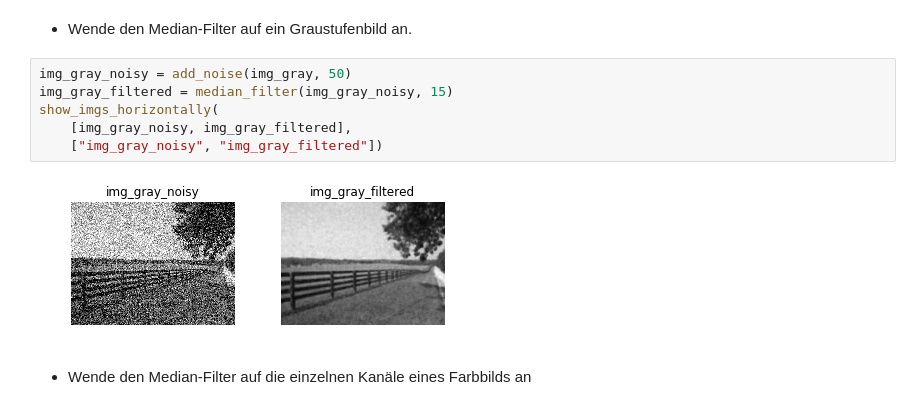
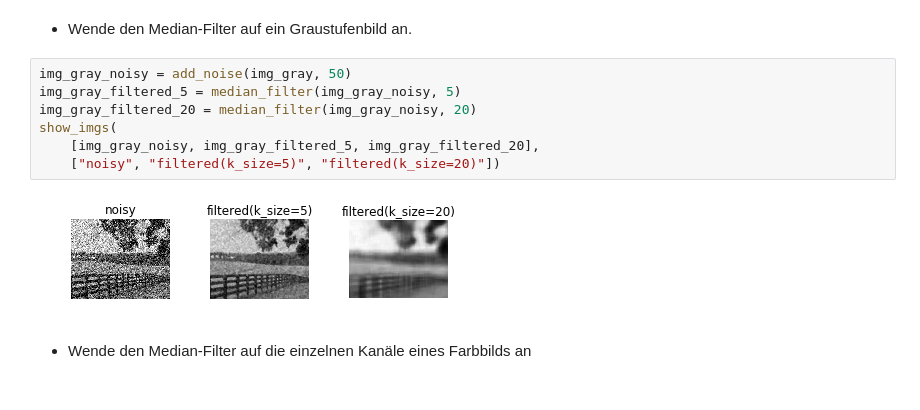
Before and after one commit to jonasitzmann/bildbasierte_modellierung, a Jupyter notebook: ex3/ex3.ipynb, the cells around one changed output. Cells and saved outputs as stored; diff of their text form.

```diff
--- a/ex3/ex3.ipynb
+++ b/ex3/ex3.ipynb
@@ -60,13 +65,14 @@ def median_filter(in_img, k_size):
     return out_img
 # %% [markdown]
 * Wende den Median-Filter auf ein Graustufenbild an.
-# %%
-img_gray_noisy = add_noise(img_gray, 50)
-img_gray_filtered = median_filter(img_gray_noisy, 15)
-show_imgs_horizontally(
-    [img_gray_noisy, img_gray_filtered],
-    ["img_gray_noisy", "img_gray_filtered"])
-# %% [output]
-[figure, removed]
+# %%
+img_gray_noisy = add_noise(img_gray, 50)
+img_gray_filtered_5 = median_filter(img_gray_noisy, 5)
+img_gray_filtered_20 = median_filter(img_gray_noisy, 20)
+show_imgs(
+    [img_gray_noisy, img_gray_filtered_5, img_gray_filtered_20],
+    ["noisy", "filtered(k_size=5)", "filtered(k_size=20)"])
+# %% [output]
+[figure, added]
 # %% [markdown]
 * Wende den Median-Filter auf die einzelnen Kanäle eines Farbbilds an
```
Also changed, not shown: parts of 6 cells of this notebook, 1 other file.
